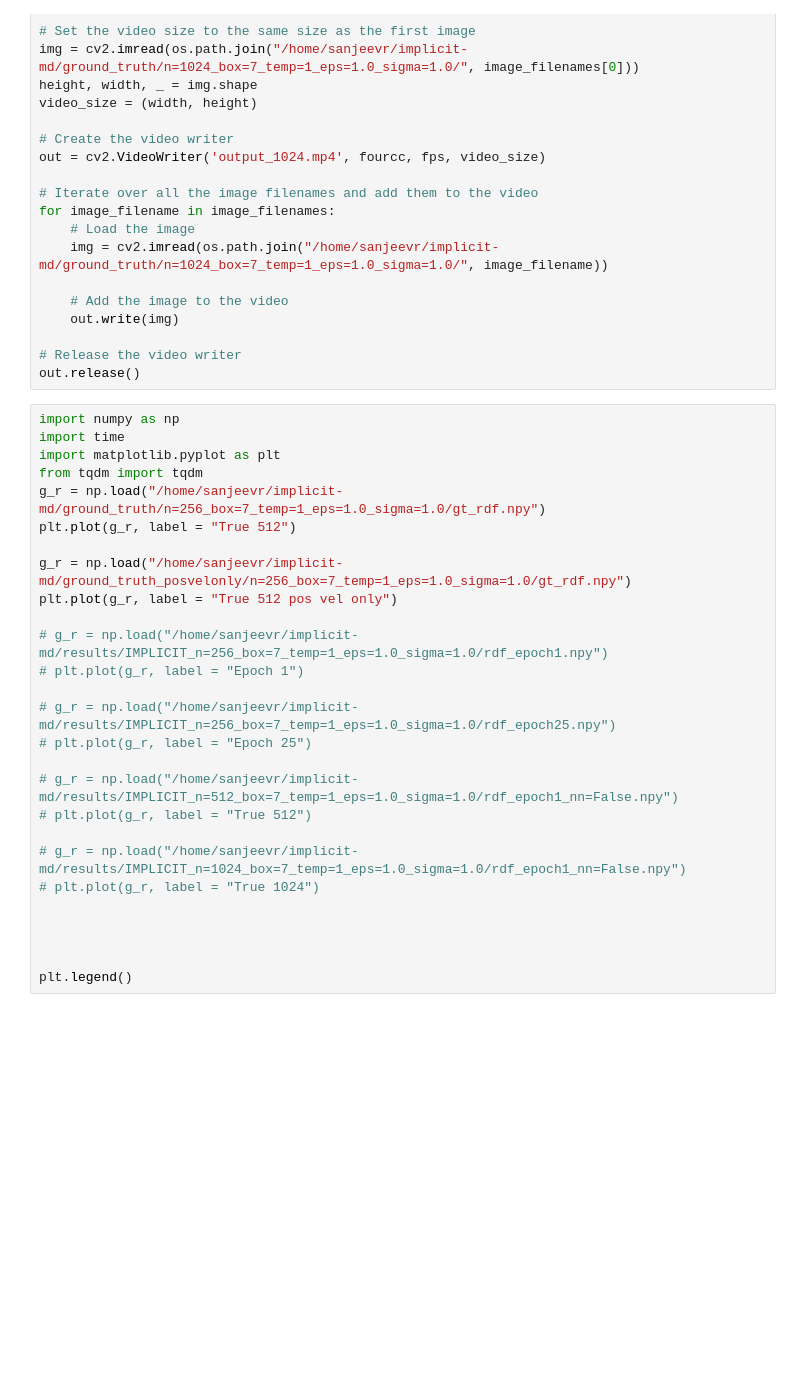
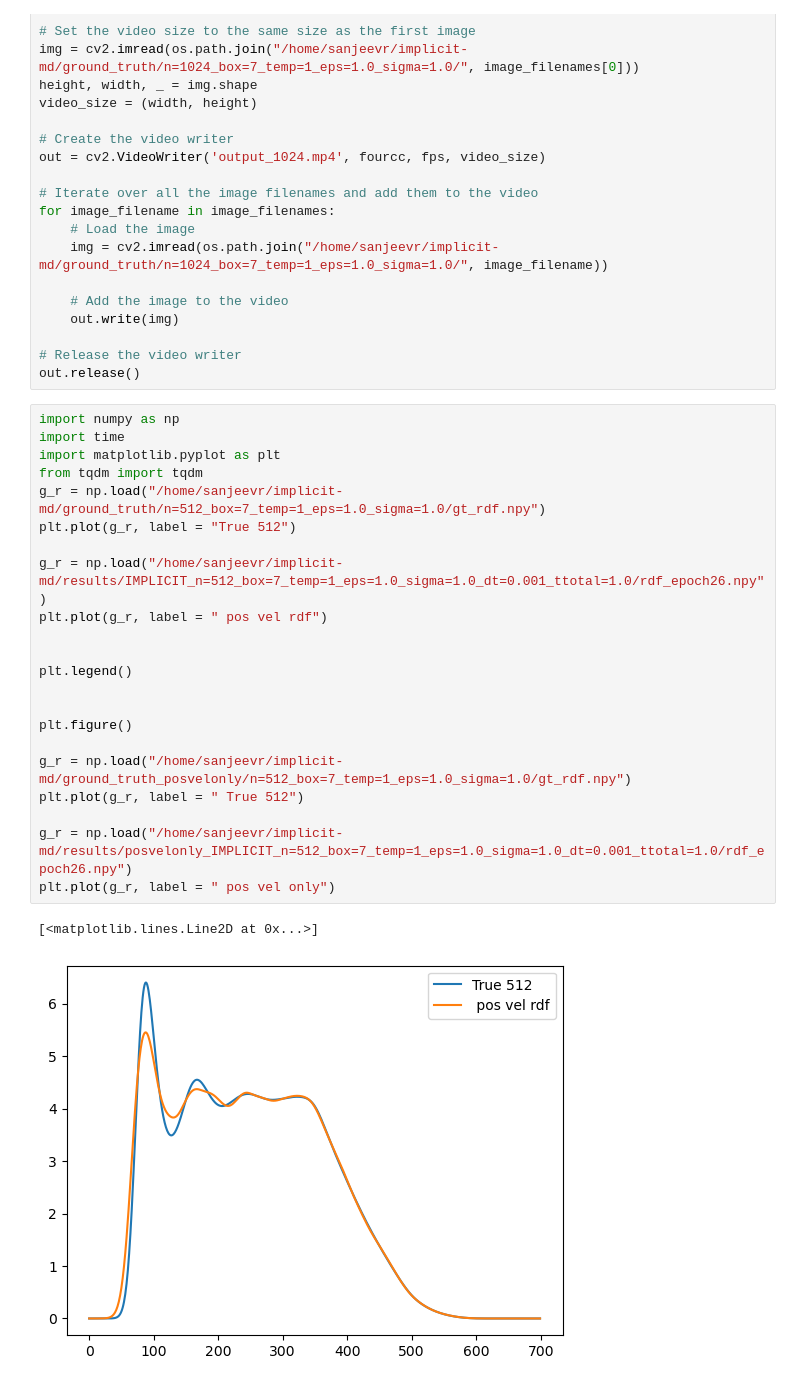
Before and after one commit to jeevster/implicit-md, a Jupyter notebook: Untitled.ipynb, the cells around one changed output. Drawn from its saved outputs; the diff is of its cells as text; blank space fills up the shorter version.

```diff
--- a/Untitled.ipynb
+++ b/Untitled.ipynb
@@ -78,27 +78,25 @@ out.release()
 # %%
 import numpy as np
 import time
 import matplotlib.pyplot as plt
 from tqdm import tqdm
-g_r = np.load("/home/sanjeevr/implicit-md/ground_truth/n=256_box=7_temp=1_eps=1.0_sigma=1.0/gt_rdf.npy")
+g_r = np.load("/home/sanjeevr/implicit-md/ground_truth/n=512_box=7_temp=1_eps=1.0_sigma=1.0/gt_rdf.npy")
 plt.plot(g_r, label = "True 512")
 
-g_r = np.load("/home/sanjeevr/implicit-md/ground_truth_posvelonly/n=256_box=7_temp=1_eps=1.0_sigma=1.0/gt_rdf.npy")
-plt.plot(g_r, label = "True 512 pos vel only")
-
-# g_r = np.load("/home/sanjeevr/implicit-md/results/IMPLICIT_n=256_box=7_temp=1_eps=1.0_sigma=1.0/rdf_epoch1.npy")
-# plt.plot(g_r, label = "Epoch 1")
-
-# g_r = np.load("/home/sanjeevr/implicit-md/results/IMPLICIT_n=256_box=7_temp=1_eps=1.0_sigma=1.0/rdf_epoch25.npy")
-# plt.plot(g_r, label = "Epoch 25")
-
-# g_r = np.load("/home/sanjeevr/implicit-md/results/IMPLICIT_n=512_box=7_temp=1_eps=1.0_sigma=1.0/rdf_epoch1_nn=False.npy")
-# plt.plot(g_r, label = "True 512")
-
-# g_r = np.load("/home/sanjeevr/implicit-md/results/IMPLICIT_n=1024_box=7_temp=1_eps=1.0_sigma=1.0/rdf_epoch1_nn=False.npy")
-# plt.plot(g_r, label = "True 1024")
-
-
+g_r = np.load("/home/sanjeevr/implicit-md/results/IMPLICIT_n=512_box=7_temp=1_eps=1.0_sigma=1.0_dt=0.001_ttotal=1.0/rdf_epoch26.npy")
+plt.plot(g_r, label = " pos vel rdf")
 
 
 plt.legend()
+
+
+plt.figure()
+
+g_r = np.load("/home/sanjeevr/implicit-md/ground_truth_posvelonly/n=512_box=7_temp=1_eps=1.0_sigma=1.0/gt_rdf.npy")
+plt.plot(g_r, label = " True 512")
+
+g_r = np.load("/home/sanjeevr/implicit-md/results/posvelonly_IMPLICIT_n=512_box=7_temp=1_eps=1.0_sigma=1.0_dt=0.001_ttotal=1.0/rdf_epoch26.npy")
+plt.plot(g_r, label = " pos vel only")
+# %% [output]
+[<matplotlib.lines.Line2D at 0x...>]
+[figure, added]
```
Also changed, not shown: parts of 1 cell of this notebook, 9 other files.
